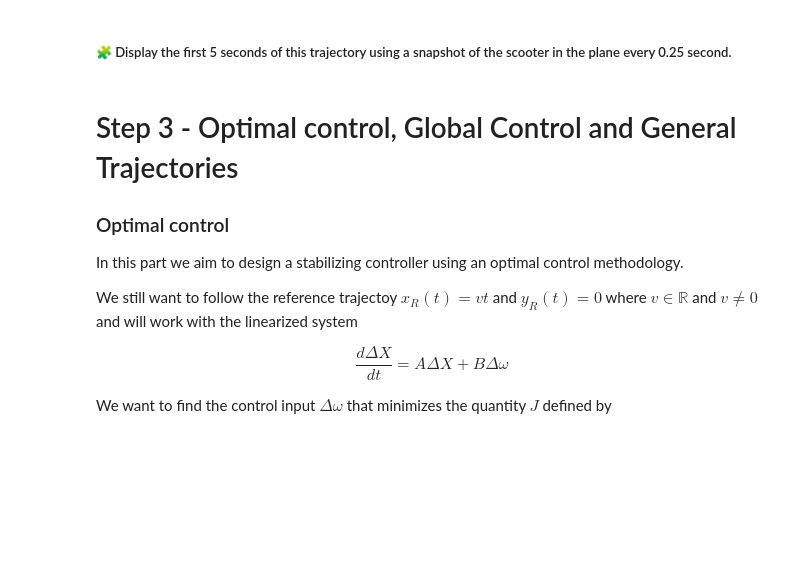
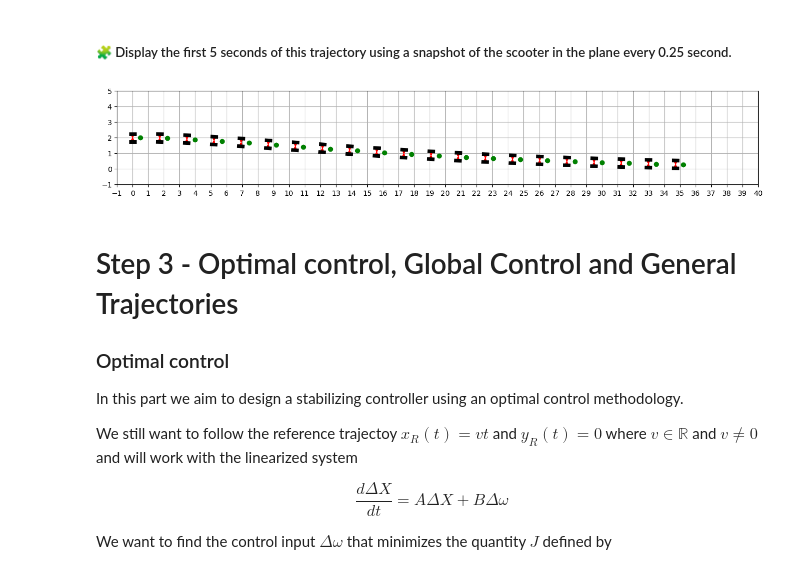
Before and after one commit to Nezar-ELMESSNAOUI/control-engineering-with-python-project-2023-2024, a Jupyter notebook: Project-part-3.ipynb, the cells around one changed output. Saved outputs shown, nothing was run; the diff lists cells and outputs as text; code cells hidden in the pictures; blank space fills up the shorter version.

```diff
--- a/Project-part-3.ipynb
+++ b/Project-part-3.ipynb
@@ -610,3 +652,12 @@ pass
+# %%
+step = 0.25
+t = arange(0,5+step,step)
+solution = sol["sol"](t)
+draw_arena(-1, 40, -1, 5)
+for x, y, theta in solution.T:
+    draw_scooter(x, y, theta)
+# %% [output]
+[figure, added]
 # %% [markdown]
 Step 3 - Optimal control, Global Control and General Trajectories
 =================================================================
```
Also changed, not shown: parts of 6 cells of this notebook.
